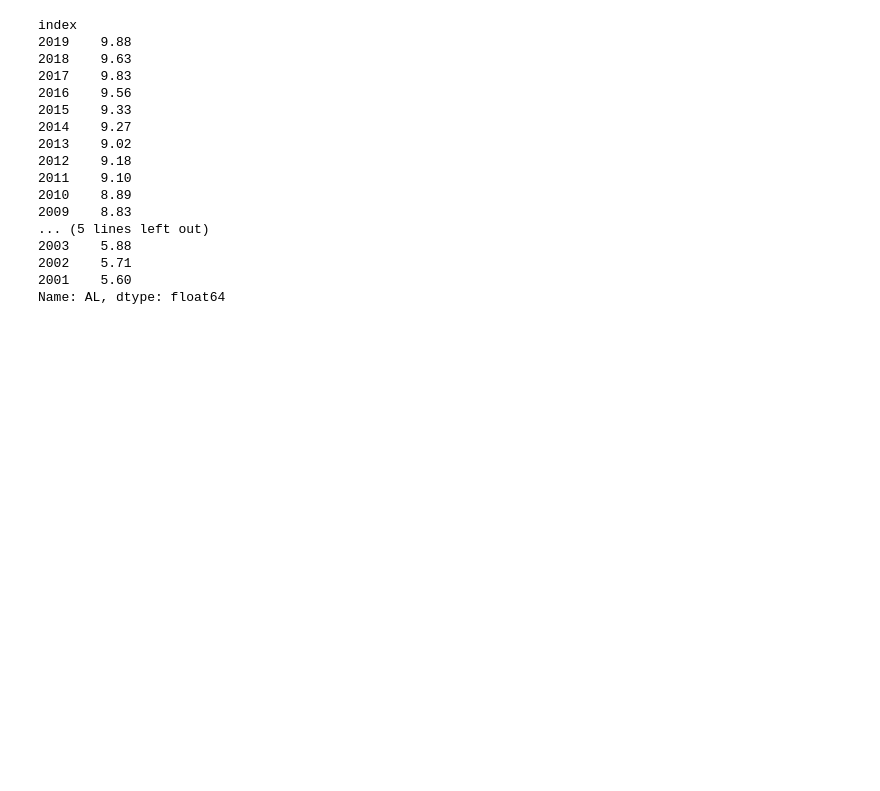
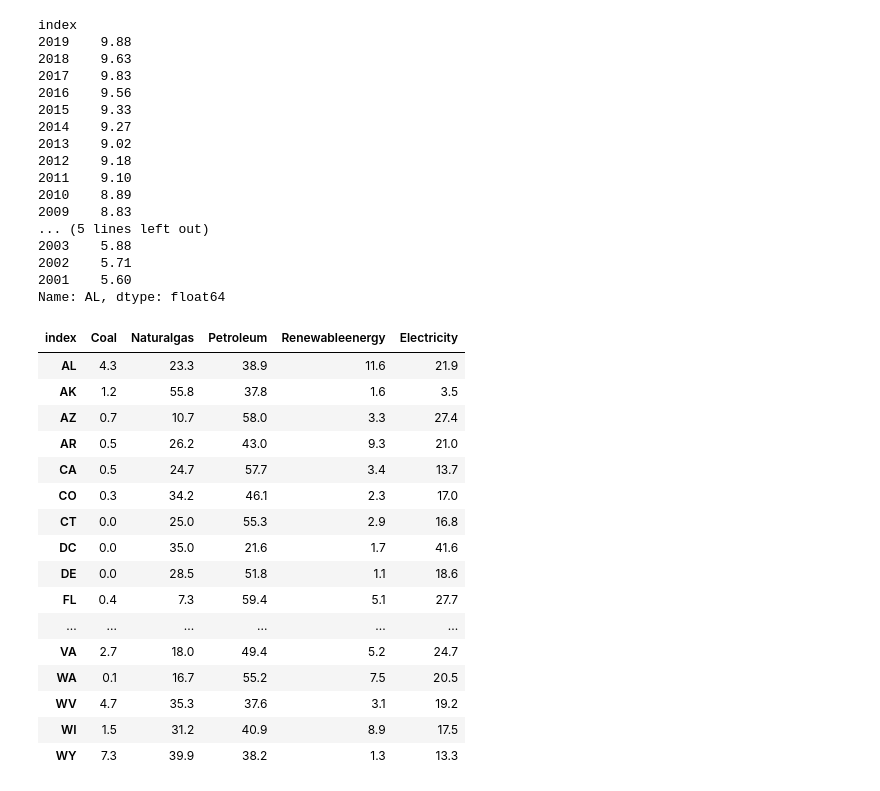
Before and after one commit to derrikdennis/ProjectEnergy, a Jupyter notebook: SQLite_App.ipynb, the cells around one changed output. Drawn from its saved outputs; the diff is of its cells as text; code cells hidden in the pictures; blank space fills up the shorter version.

```diff
--- a/SQLite_App.ipynb
+++ b/SQLite_App.ipynb
@@ -83,3 +83,37 @@ index
 2002    5.71
 2001    5.60
 Name: AL, dtype: float64
+# %%
+total_df = pd.read_sql_query("SELECT * from 'End User Consumption'",con = engine)
+total_df.set_index("index",inplace=True)
+df=total_df.T
+df["Coal"] = list(map(lambda x: x[1:-2], df["Coal"].values))
+df['Coal'] = pd.to_numeric(df.Coal)
+df["Naturalgas"] = list(map(lambda x: x[1:-2], df["Naturalgas"].values))
+df['Naturalgas'] = pd.to_numeric(df.Naturalgas)
+df["Petroleum"] = list(map(lambda x: x[1:-2], df["Petroleum"].values))
+df['Petroleum'] = pd.to_numeric(df.Petroleum)
+df["Renewableenergy"] = list(map(lambda x: x[1:-2], df["Renewableenergy"].values))
+df['Renewableenergy'] = pd.to_numeric(df.Renewableenergy)
+df["Electricity"] = list(map(lambda x: x[1:-2], df["Electricity"].values))
+df['Electricity'] = pd.to_numeric(df.Electricity)
+
+df
+# %% [output]
+| index | Coal | Naturalgas | Petroleum | Renewableenergy | Electricity |
+| AL | 4.3 | 23.3 | 38.9 | 11.6 | 21.9 |
+| AK | 1.2 | 55.8 | 37.8 | 1.6 | 3.5 |
+| AZ | 0.7 | 10.7 | 58.0 | 3.3 | 27.4 |
+| AR | 0.5 | 26.2 | 43.0 | 9.3 | 21.0 |
+| CA | 0.5 | 24.7 | 57.7 | 3.4 | 13.7 |
+| CO | 0.3 | 34.2 | 46.1 | 2.3 | 17.0 |
+| CT | 0.0 | 25.0 | 55.3 | 2.9 | 16.8 |
+| DC | 0.0 | 35.0 | 21.6 | 1.7 | 41.6 |
+| DE | 0.0 | 28.5 | 51.8 | 1.1 | 18.6 |
+| FL | 0.4 | 7.3 | 59.4 | 5.1 | 27.7 |
+| ... | ... | ... | ... | ... | ... |
+| VA | 2.7 | 18.0 | 49.4 | 5.2 | 24.7 |
+| WA | 0.1 | 16.7 | 55.2 | 7.5 | 20.5 |
+| WV | 4.7 | 35.3 | 37.6 | 3.1 | 19.2 |
+| WI | 1.5 | 31.2 | 40.9 | 8.9 | 17.5 |
+| WY | 7.3 | 39.9 | 38.2 | 1.3 | 13.3 |
```
Also changed, not shown: parts of 1 cell of this notebook, 5 other files.
